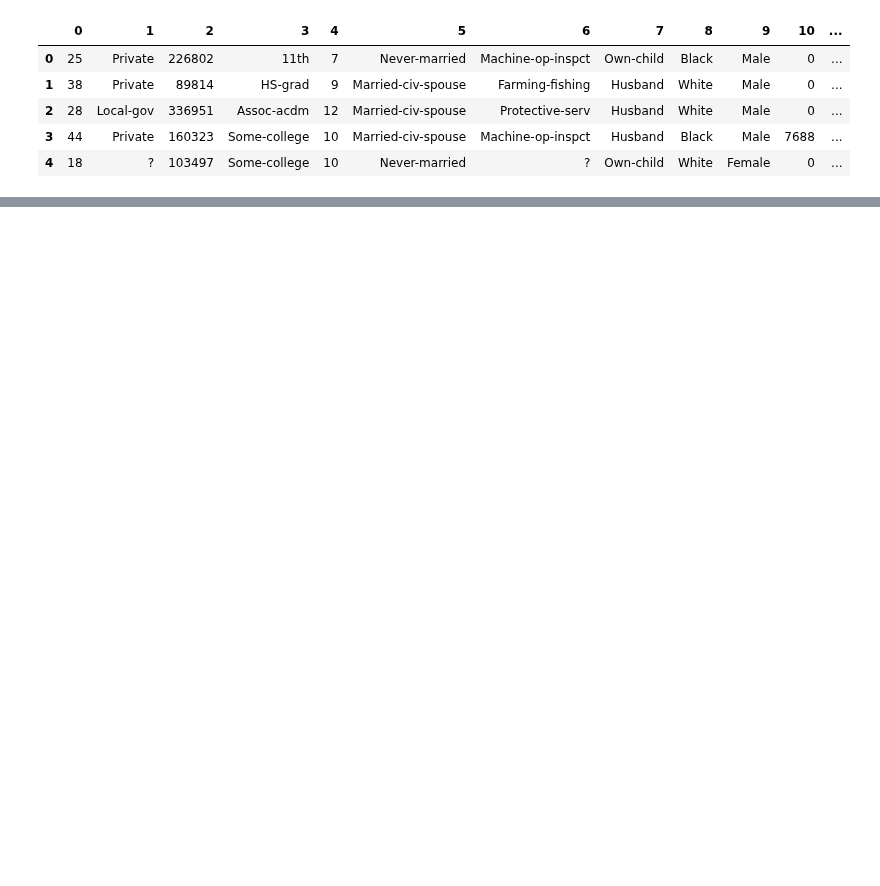
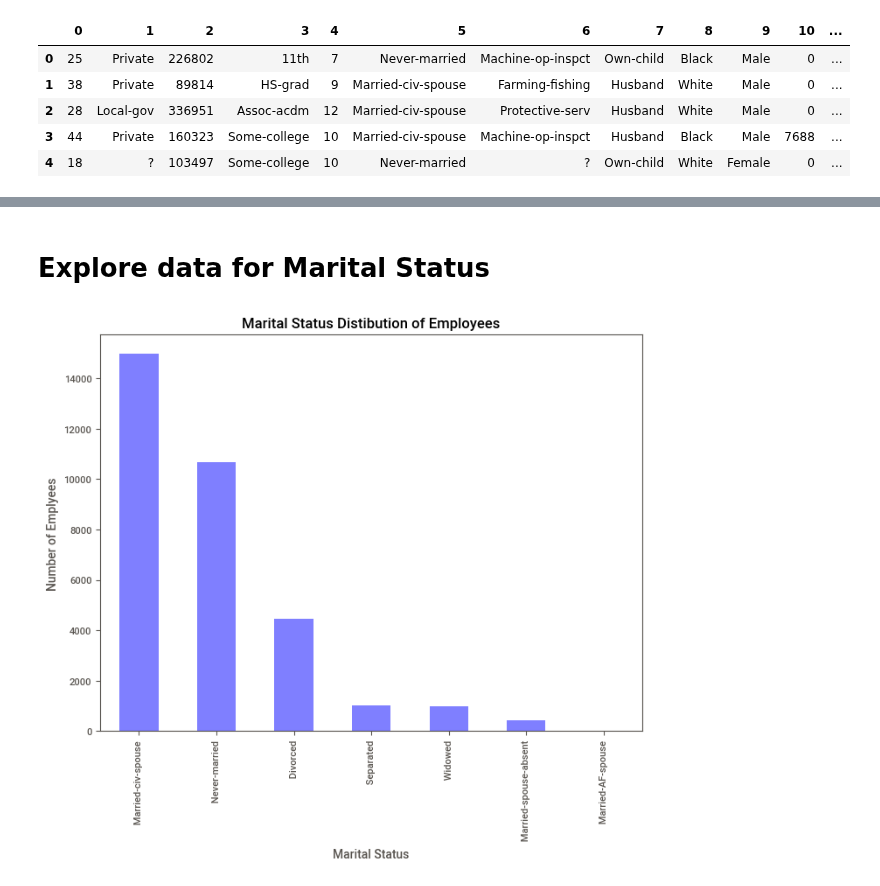
Before and after one commit to RancyChepchirchir/Assignments, a Jupyter notebook: 21.XGBoost_Assignment.ipynb, the cells around one changed output, grey strips where cells are left out. Saved outputs shown, nothing was run; the diff lists cells and outputs as text; code cells hidden in the pictures; blank space fills up the shorter version.

```diff
--- a/21.XGBoost_Assignment.ipynb
+++ b/21.XGBoost_Assignment.ipynb
@@ -42,0 +183,12 @@ print('Tr Data - rows:' , nba.shape[0],'columns:', nba.shape[1])
+# %% [markdown]
+# Explore data for Marital Status
+# %%
+plt.figure(figsize=(8,6))
+train_set['marital_status'].value_counts().plot(kind='bar', color='blue' , alpha=.5)
+# plt.plot(kind='bar', color='b', alpha=.5)
+plt.title("Marital Status Distibution of Employees")
+plt.xlabel("Marital Status")
+plt.ylabel("Number of Emplyees")
+plt.show()
+# %% [output]
+[figure, added]
```
Also changed, not shown: parts of 27 cells of this notebook, 2 other files.
